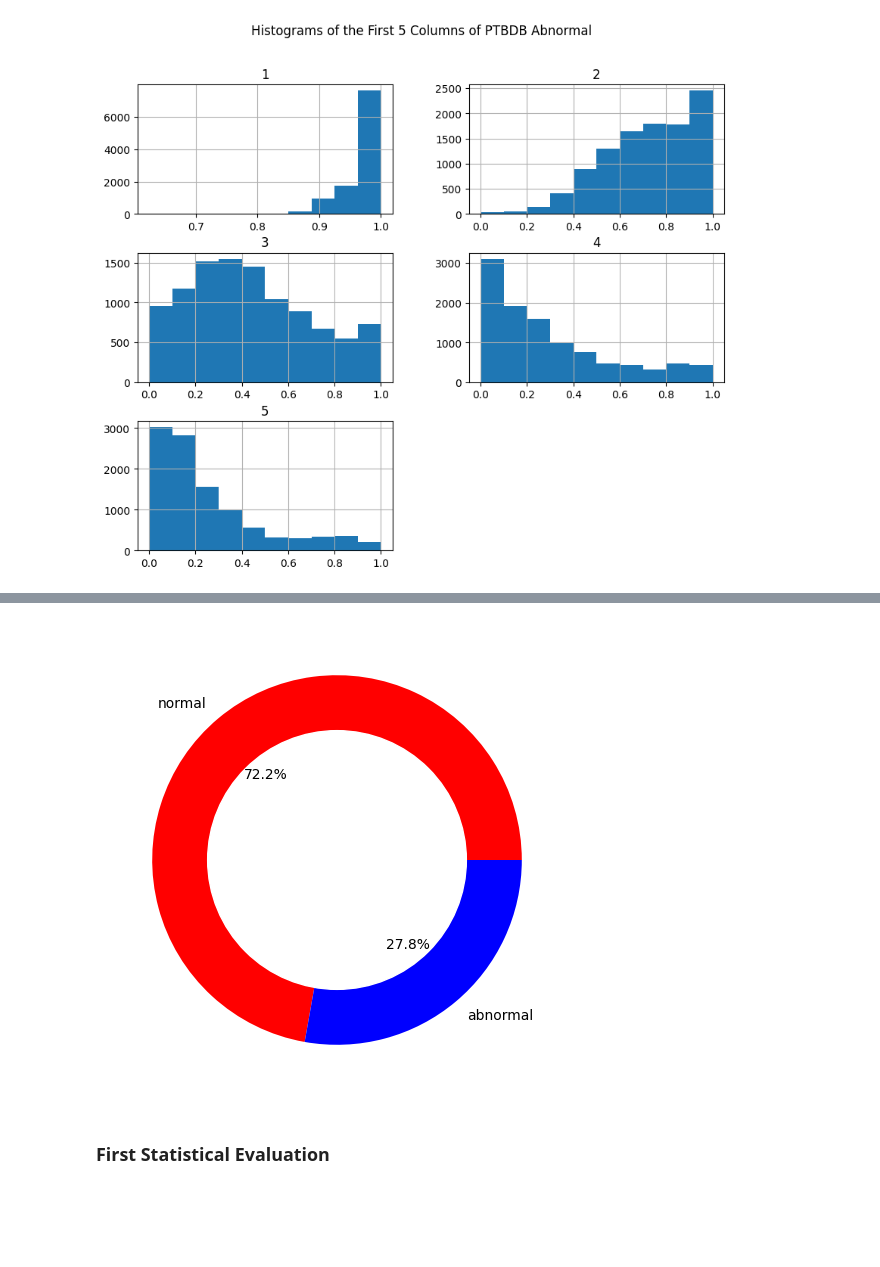
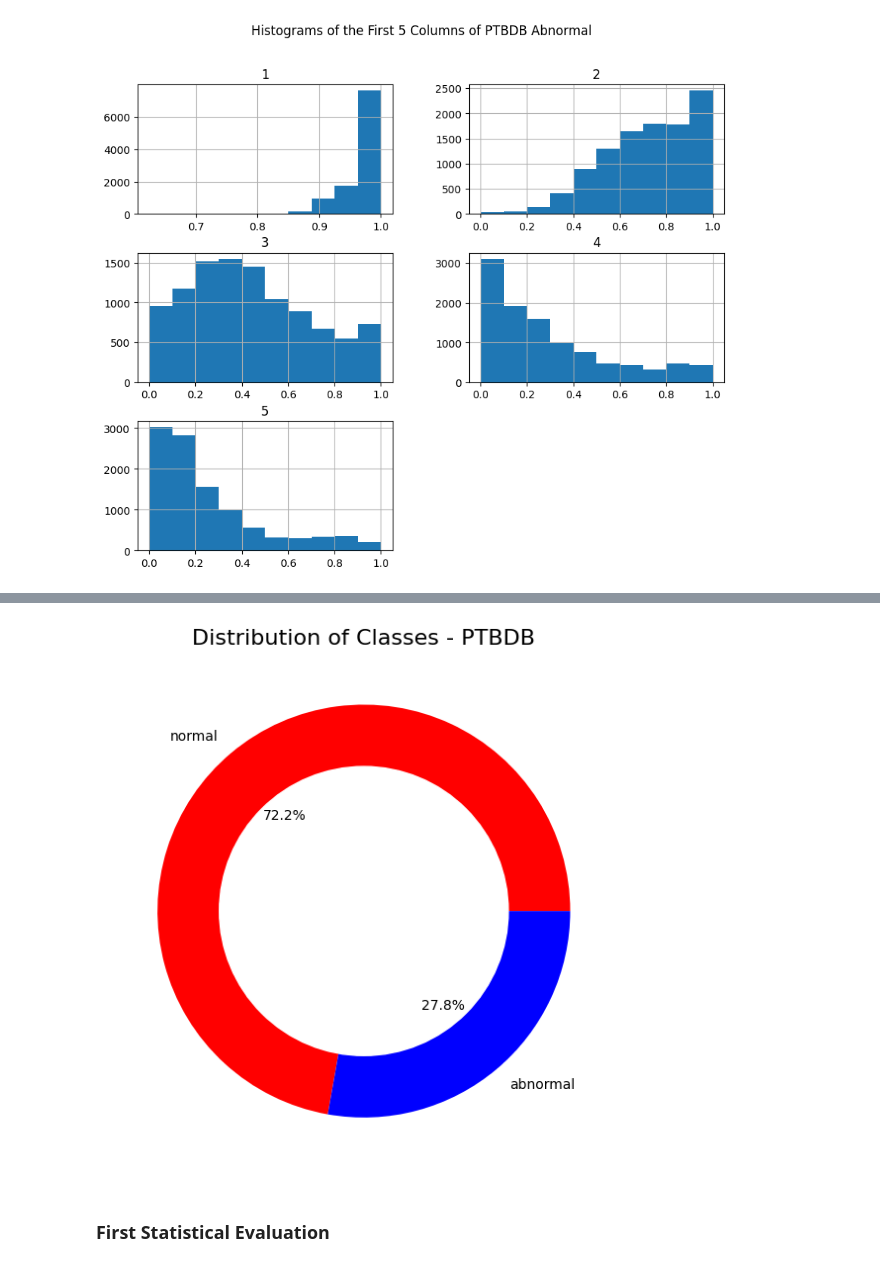
Before and after one commit to tubetraveller/heartbeat_dst, a Jupyter notebook: ptbdb_exploration_notebook.ipynb, the cells around one changed output, grey strips where cells are left out. Cells and saved outputs as stored; diff of their text form; code cells hidden in the pictures; blank space fills up the shorter version.

```diff
--- a/ptbdb_exploration_notebook.ipynb
+++ b/ptbdb_exploration_notebook.ipynb
@@ -148,18 +295,23 @@ plt.show()
 # %%
 # Distribution of Classes in PTBDB - Comb
 
 equilibre=ptbdb_comb_df[188].value_counts()
 # equilibre.head()
 
 plt.figure(figsize=(12,6))
 my_circle=plt.Circle( (0,0), 0.7, color='white')
 plt.pie(equilibre, labels=["normal", "abnormal"],
         colors=['red','blue'],autopct='%1.1f%%')
 p=plt.gcf()
 p.gca().add_artist(my_circle)
+
+plt.title('Distribution of Classes - PTBDB', fontsize=16)
+
+plt.tight_layout(rect=[0, 0, 1, 0.96])  # Adjust layout to make space for the main title
+plt.savefig('PTBDB_class_distribution.png')
 plt.show();
 # %% [output]
-[figure, old version]
+[figure, new version]
 # %% [markdown]
 ### **First Statistical Evaluation**
 # %%
```
Also changed, not shown: parts of 12 cells of this notebook, 4 other files.
